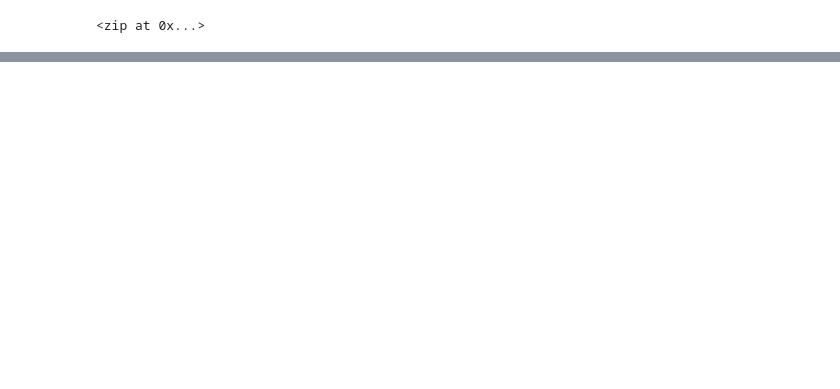
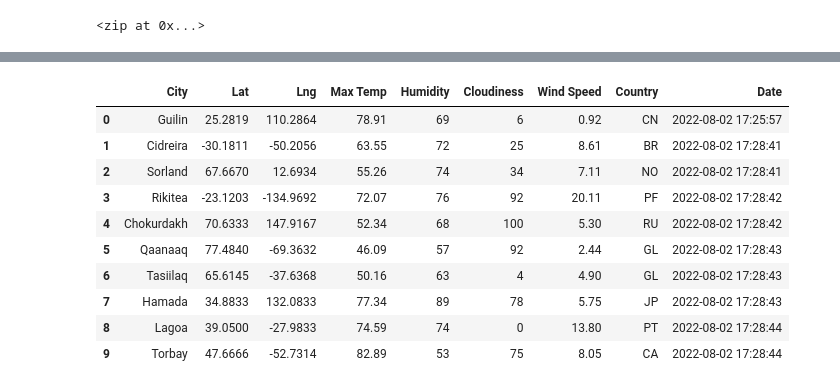
Before and after one commit to rubadhanaraj/-World_Weather_Analysis-, a Jupyter notebook: WeatherPy.ipynb, the cells around one changed output, grey strips where cells are left out. Saved outputs shown, nothing was run; the diff lists cells and outputs as text; code cells hidden in the pictures; blank space fills up the shorter version.

```diff
--- a/WeatherPy.ipynb
+++ b/WeatherPy.ipynb
@@ -54,0 +147,16 @@ len(cities)
+# %%
+# Convert the array of dictionaries to a Pandas DataFrame.
+city_data_df = pd.DataFrame(city_data)
+city_data_df.head(10)
+# %% [output]
+|  | City | Lat | Lng | Max Temp | Humidity | Cloudiness | Wind Speed | Country | Date |
+| 0 | Guilin | 25.2819 | 110.2864 | 78.91 | 69 | 6 | 0.92 | CN | 2022-08-02 17:25:57 |
+| 1 | Cidreira | -30.1811 | -50.2056 | 63.55 | 72 | 25 | 8.61 | BR | 2022-08-02 17:28:41 |
+| 2 | Sorland | 67.6670 | 12.6934 | 55.26 | 74 | 34 | 7.11 | NO | 2022-08-02 17:28:41 |
+| 3 | Rikitea | -23.1203 | -134.9692 | 72.07 | 76 | 92 | 20.11 | PF | 2022-08-02 17:28:42 |
+| 4 | Chokurdakh | 70.6333 | 147.9167 | 52.34 | 68 | 100 | 5.30 | RU | 2022-08-02 17:28:42 |
+| 5 | Qaanaaq | 77.4840 | -69.3632 | 46.09 | 57 | 92 | 2.44 | GL | 2022-08-02 17:28:43 |
+| 6 | Tasiilaq | 65.6145 | -37.6368 | 50.16 | 63 | 4 | 4.90 | GL | 2022-08-02 17:28:43 |
+| 7 | Hamada | 34.8833 | 132.0833 | 77.34 | 89 | 78 | 5.75 | JP | 2022-08-02 17:28:43 |
+| 8 | Lagoa | 39.0500 | -27.9833 | 74.59 | 74 | 0 | 13.80 | PT | 2022-08-02 17:28:44 |
+| 9 | Torbay | 47.6666 | -52.7314 | 82.89 | 53 | 75 | 8.05 | CA | 2022-08-02 17:28:44 |
```
Also changed, not shown: parts of 8 cells of this notebook, 3 other files.
